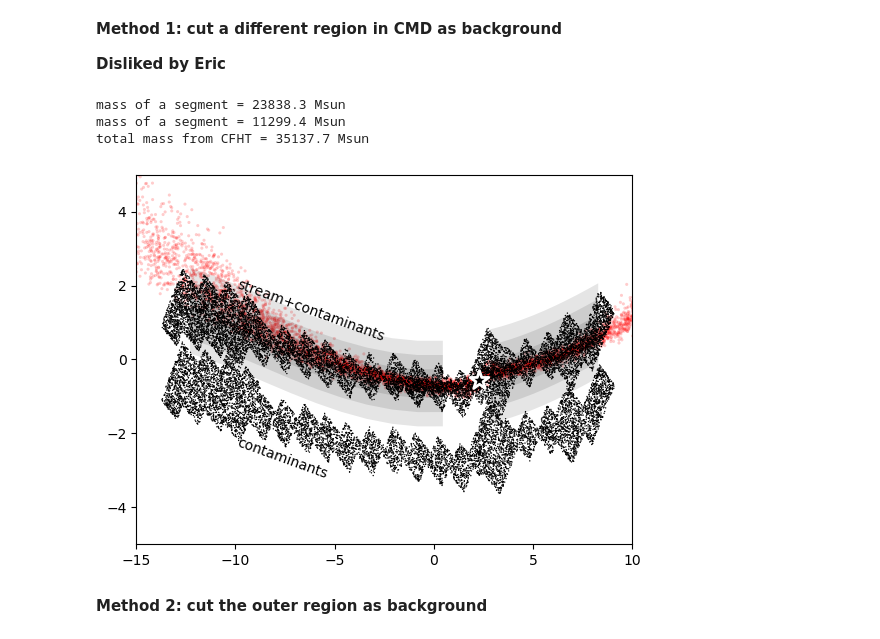
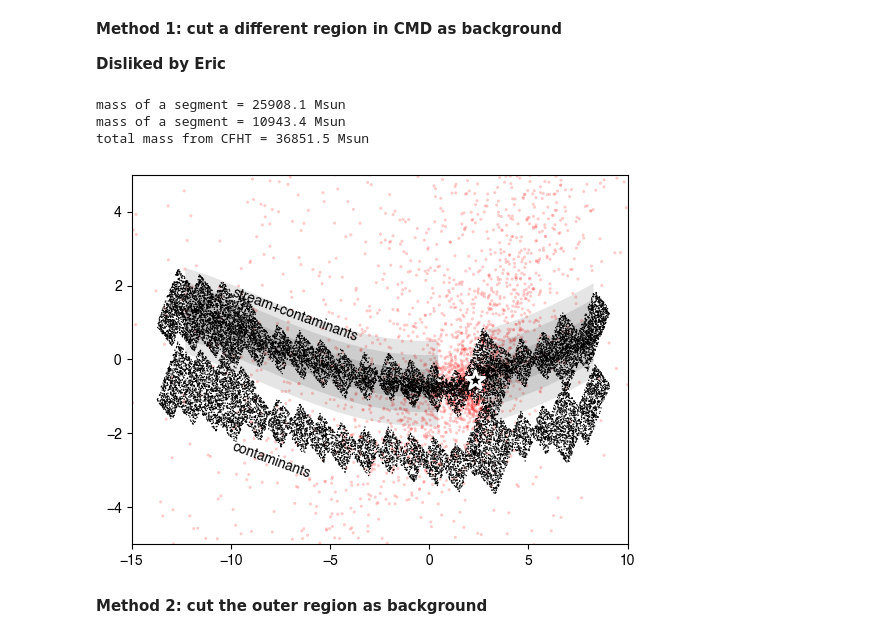
Before and after one commit to ybillchen/GC_stream, a Jupyter notebook: notebooks/GC-streams-mass.ipynb, the cells around one changed output. Cells and saved outputs as stored; diff of their text form; code cells hidden in the pictures.

```diff
--- a/notebooks/GC-streams-mass.ipynb
+++ b/notebooks/GC-streams-mass.ipynb
@@ -732,0 +2077,4 @@ mass loss rate from Gaia = 11.70 Msun/Myr, age cut = 8 Gyr
+# %%
+dxv = ic_stream - np.repeat(orbit_sat[:-1], 2, axis=0)
+r = np.sqrt(dxv[:,0]**2+dxv[:,1]**2+dxv[:,2]**2)
+plt.scatter(dxv[:,0], dxv[:,2])
@@ -733 +2325,7 @@ mass loss rate from Gaia = 11.70 Msun/Myr, age cut = 8 Gyr
+# %%
+fit_a = 0.817628; fit_da = 0.155375
+fit_b = 0.661537; fit_db = 0.367443
+fit_c = 0.538339; fit_dc = 0.554652
+fit_d = 0.123844; fit_dd = 0.722501
+fit_sig = 0.248595; fit_dsig = 0.0958744
 # %%
@@ -761,16 +2431,0 @@ plt.legend()
-# %%
-for key, c in zip(gc_stream_list, color_list):
-    print(mdot_dict[key])
-    Omega = 2*np.pi / T_dict[key]
-    x = 10**gc.loc[key]['logm']
-    y = mdot_dict[key]/Omega
-    plt.scatter(x, y,
-        ec=c, fc='w', lw=1.5, s=20, label=display_name_convert(key), zorder=100)
-    plt.plot([x]*2, [y*(1-1/np.sqrt(n_obs_dict[key])), y*(1+1/np.sqrt(n_obs_dict[key]))],
-        c=c, lw=1.5)
-
-plt.plot([1e4, 1e6], [1e0,1e2])
-plt.plot([1e4, 1e6], [10**(2/3),10**(4/3)])
-plt.xscale('log')
-plt.yscale('log')
-plt.legend()
@@ -843,2 +2431,0 @@ dlogmdot = np.array(dlogmdot)
-# %%
-a, b, c, sig = linear_fit_maxlike_boot(logmdot, logm, logOmega, dlogmdot, 100)
@@ -898,6 +2881,7 @@ for i in range(len(a)):
 key = 'Pal_5'
 mass_func = kroupa
 yaxis = 'phi2'
+distance_mode = 'mock'
 
 stream = ds_i19[key]
 stream_bg = ds_i19_bg[key]
@@ -935,8 +2919,14 @@ plt.scatter(x_prog, y_prog, s=200, ec='w', fc='k', marker='*', lw=2)
 segs = detect_segs(stream)
 
 # distance and distance modulus
-dist = np.full_like(stream.phi1, fill_value=stream.c_prog.distance.to_value('kpc'))
-dist_bg = np.full_like(stream_bg.phi1, fill_value=stream_bg.c_prog.distance.to_value('kpc'))
+
+if distance_mode == 'prog':
+    dist = np.full_like(stream.phi1, fill_value=stream.c_prog.distance.to_value('kpc'))
+    dist_bg = np.full_like(stream_bg.phi1, fill_value=stream_bg.c_prog.distance.to_value('kpc'))
+elif distance_mode == 'mock':
+    pd = pd_dict[key]
+    dist = np.poly1d(pd)(stream.phi1)
+    dist_bg = np.poly1d(pd)(stream_bg.phi1)
 dist_mod = 5*(np.log10(dist)+2)
 dist_bg_mod = 5*(np.log10(dist_bg)+2)
 
@@ -962,37 +2952,37 @@ mtot = 0
 gaus_widths = calc_selection_function(stream, segs)
 for seg, width in zip(segs, gaus_widths):
     # plot the Gaussian width
     for factor in [1,2,3]:
         if yaxis == 'phi2hat':
             x = seg
             y = np.zeros_like(seg)
         elif yaxis == 'phi2':
             x = np.linspace(seg[0], seg[1], 11)
             y = stream.fit_poly(x)
         plt.fill_between(x, y-factor*width, y+factor*width, fc='k', ec='none', alpha=0.1)
 
     mask = (stream.phi1>seg[0]) & (stream.phi1<seg[1])
     mask_bg = (stream_bg.phi1>seg[0]) & (stream_bg.phi1<seg[1])
 
     print('mass of a segment = %g Msun'%(np.sum(masses[mask]*weights[mask])-np.sum(masses_bg[mask_bg]*weights_bg[mask_bg])))
     # print('mass of a segment = %g Msun'%(np.sum(masses[mask]*weights[mask])))
     # print('mass of a segment = %g Msun'%(np.sum(masses_bg[mask_bg]*weights_bg[mask_bg])))
     mtot += np.sum(masses[mask]*weights[mask])-np.sum(masses_bg[mask_bg]*weights_bg[mask_bg])
 
 print('total mass from CFHT = %g Msun'%mtot)
 
 plt.xlim(-15,10)
 plt.ylim(-5,5)
 
 plt.text(-10, 0.5, 'stream+contaminants', rotation=-20)
 plt.text(-10, -3.2, 'contaminants', rotation=-20)
 
 plt.show()
 # %% [output]
-mass of a segment = 23838.3 Msun
-mass of a segment = 11299.4 Msun
-total mass from CFHT = 35137.7 Msun
+mass of a segment = 25908.1 Msun
+mass of a segment = 10943.4 Msun
+total mass from CFHT = 36851.5 Msun
-[figure, old version]
+[figure, new version]
 # %% [markdown]
 **Method 2: cut the outer region as background**
 # %% [markdown]
```
Also changed, not shown: parts of 68 cells of this notebook, 11 other files.
